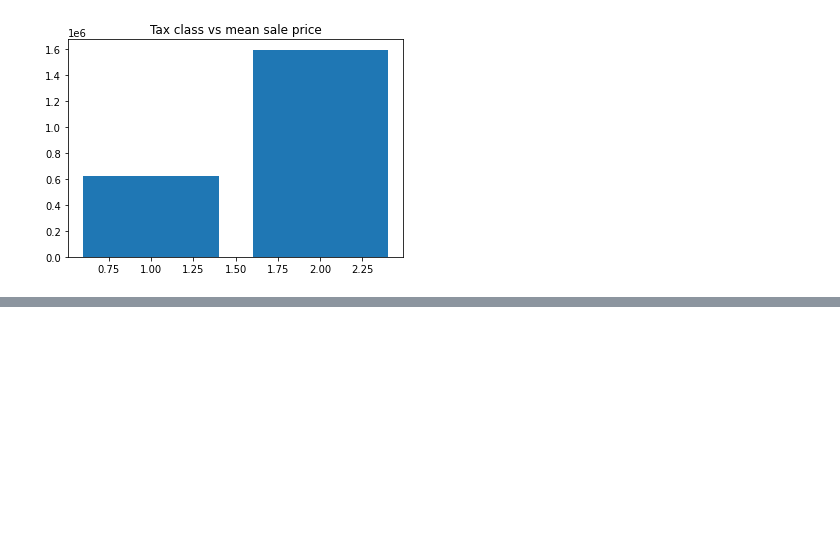
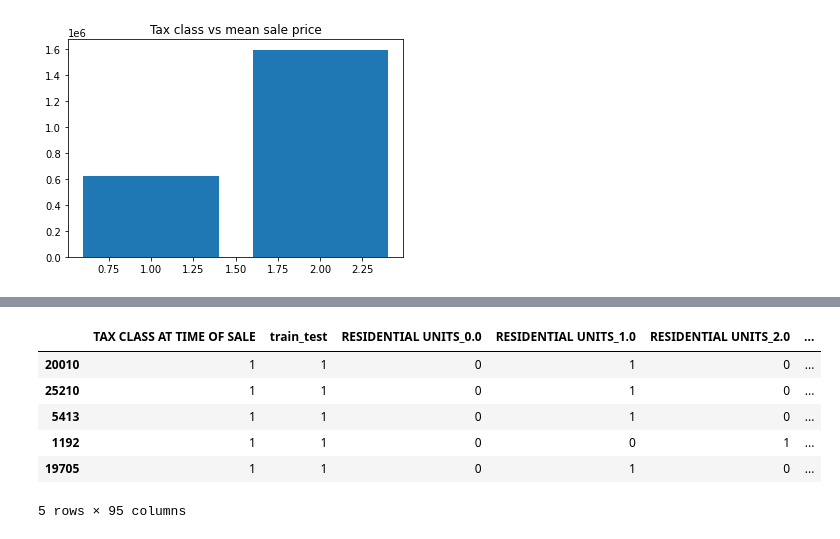
Before and after one commit to xinyuem7/nyc_housing_prediction, a Jupyter notebook: nyc-housing-price-prediction.ipynb, the cells around one changed output, grey strips where cells are left out. Cells and saved outputs as stored; diff of their text form; code cells hidden in the pictures; blank space fills up the shorter version.

```diff
--- a/nyc-housing-price-prediction.ipynb
+++ b/nyc-housing-price-prediction.ipynb
@@ -393,0 +398,11 @@ all_data.describe()
+# %%
+all_data.info()
+# create dummy variables from categorical varriables
+# categorical: "RESIDENTIAL UNITS", "TAX CLASS AT TIME OF SALE", "BUILDING CLASS AT TIME OF SALE", "AREA"
+# continuous: "LAND SQUARE FEET", "YEAR BUILT"
+
+# convert RESIDENTIAL UNITS to categorical variable
+all_data["RESIDENTIAL UNITS"] = all_data["RESIDENTIAL UNITS"].astype(str)
+all_dummies = pd.get_dummies(all_data[["RESIDENTIAL UNITS", "TAX CLASS AT TIME OF SALE", "BUILDING CLASS AT TIME OF SALE", "AREA", "train_test"]])
+all_data = pd.concat([all_dummies, all_data[["LAND SQUARE FEET", "YEAR BUILT", "SALE PRICE"]]], axis = 1)
+all_data.info()
@@ -393,0 +427,15 @@ all_data.describe()
+# %%
+# scale data
+from sklearn.preprocessing import StandardScaler
+scale = StandardScaler()
+all_data_scaled = all_data.copy()
+all_data_scaled[["LAND SQUARE FEET", "YEAR BUILT"]] = scale.fit_transform(all_data_scaled[["LAND SQUARE FEET", "YEAR BUILT"]])
+all_data_scaled.head()
+# %% [output]
+|  | TAX CLASS AT TIME OF SALE | train_test | RESIDENTIAL UNITS_0.0 | RESIDENTIAL UNITS_1.0 | RESIDENTIAL UNITS_2.0 | ... |
+| 20010 | 1 | 1 | 0 | 1 | 0 | ... |
+| 25210 | 1 | 1 | 0 | 1 | 0 | ... |
+| 5413 | 1 | 1 | 0 | 1 | 0 | ... |
+| 1192 | 1 | 1 | 0 | 0 | 1 | ... |
+| 19705 | 1 | 1 | 0 | 1 | 0 | ... |
+5 rows × 95 columns
```
Also changed, not shown: parts of 8 cells of this notebook.
